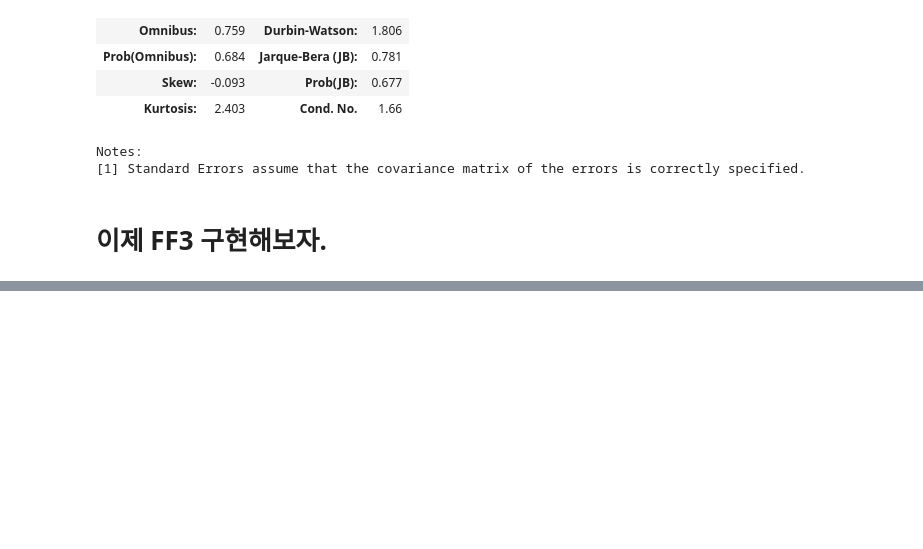
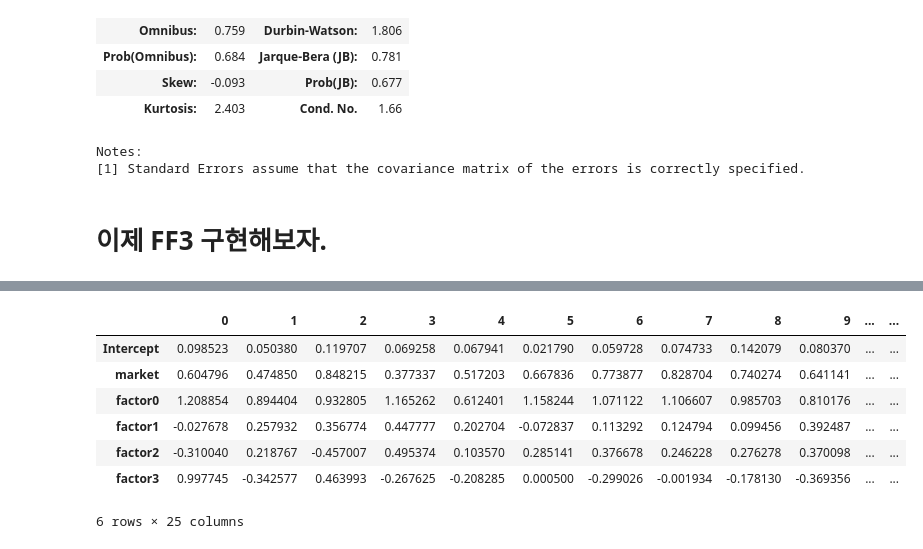
Before and after one commit to Eternity402/Factor_Investing, a Jupyter notebook: Sirius_API.ipynb, the cells around one changed output, grey strips where cells are left out. Drawn from its saved outputs; the diff is of its cells as text; code cells hidden in the pictures; blank space fills up the shorter version.

```diff
--- a/Sirius_API.ipynb
+++ b/Sirius_API.ipynb
@@ -1098,0 +782,16 @@ HML = get_factor_on_date_by_mask(HML_mask, term = 'm', winsorize_limits = 0.01,
+# %%
+# RMW 계산하기
+# (영업이익 - 이자비용) / 총자산
+Total_asset = get_item_for_period('ifrs_Assets', '20121231', '20191231')
+fcost1 = get_item_for_period('ifrs_FinanceCosts', '20121231', '20191231')
+fcost2 = get_item_for_period('dart_InterestExpenseFinanceExpense', '20121231', '20191231')
+fcost = pd.concat([fcost1, fcost2], axis = 1).groupby(level=0, axis=1).last()
+OI = get_item_for_period('dart_OperatingIncomeLoss', '20121231', '20191231')
+# %%
+RMW_base = (OI - fcost) / Total_asset
+
+RMW_base_shifted = shift_date_quarter(RMW_base, 2)
+
+RMW_mask = get_mask(RMW_base_shifted, get_market_category(RMW_base_shifted), market_bp = 'KOSPI', breakpoint = [0.3, 0.7])
+
+RMW = get_factor_on_date_by_mask(RMW_mask, term = 'm', winsorize_limits = 0.01, weight = 'VW')
@@ -1134,3 +841,9 @@ Name: 038110, dtype: float64
 # %%
-model = get_ols_model(pfo25, pfo_return.iloc[:,4], cd_91, SMB.iloc[:,0] - SMB.iloc[:,1], HML.iloc[:,2] - HML.iloc[:,0])
-model.summary()
+coef = []
+tvalues = []
+r = []
+for i in range(25):
+    model = get_ols_model(pfo25, pfo_return.iloc[:,i], cd_91, SMB.iloc[:,0] - SMB.iloc[:,1], HML.iloc[:,2] - HML.iloc[:,0], RMW.iloc[:,2] - RMW.iloc[:,0], CMA.iloc[:,2] - CMA.iloc[:,0])
+    coef.append(model.params)
+    tvalues.append(model.tvalues)
+    r.append(model.rsquared)
@@ -1158,0 +850,11 @@ Notes:
+# %%
+pd.concat(coef, axis=1)
+# %% [output]
+|  | 0 | 1 | 2 | 3 | 4 | 5 | 6 | 7 | 8 | 9 | ... | ... |
+| Intercept | 0.098523 | 0.050380 | 0.119707 | 0.069258 | 0.067941 | 0.021790 | 0.059728 | 0.074733 | 0.142079 | 0.080370 | ... | ... |
+| market | 0.604796 | 0.474850 | 0.848215 | 0.377337 | 0.517203 | 0.667836 | 0.773877 | 0.828704 | 0.740274 | 0.641141 | ... | ... |
+| factor0 | 1.208854 | 0.894404 | 0.932805 | 1.165262 | 0.612401 | 1.158244 | 1.071122 | 1.106607 | 0.985703 | 0.810176 | ... | ... |
+| factor1 | -0.027678 | 0.257932 | 0.356774 | 0.447777 | 0.202704 | -0.072837 | 0.113292 | 0.124794 | 0.099456 | 0.392487 | ... | ... |
+| factor2 | -0.310040 | 0.218767 | -0.457007 | 0.495374 | 0.103570 | 0.285141 | 0.376678 | 0.246228 | 0.276278 | 0.370098 | ... | ... |
+| factor3 | 0.997745 | -0.342577 | 0.463993 | -0.267625 | -0.208285 | 0.000500 | -0.299026 | -0.001934 | -0.178130 | -0.369356 | ... | ... |
+6 rows × 25 columns
```
Also changed, not shown: parts of 79 cells of this notebook.
